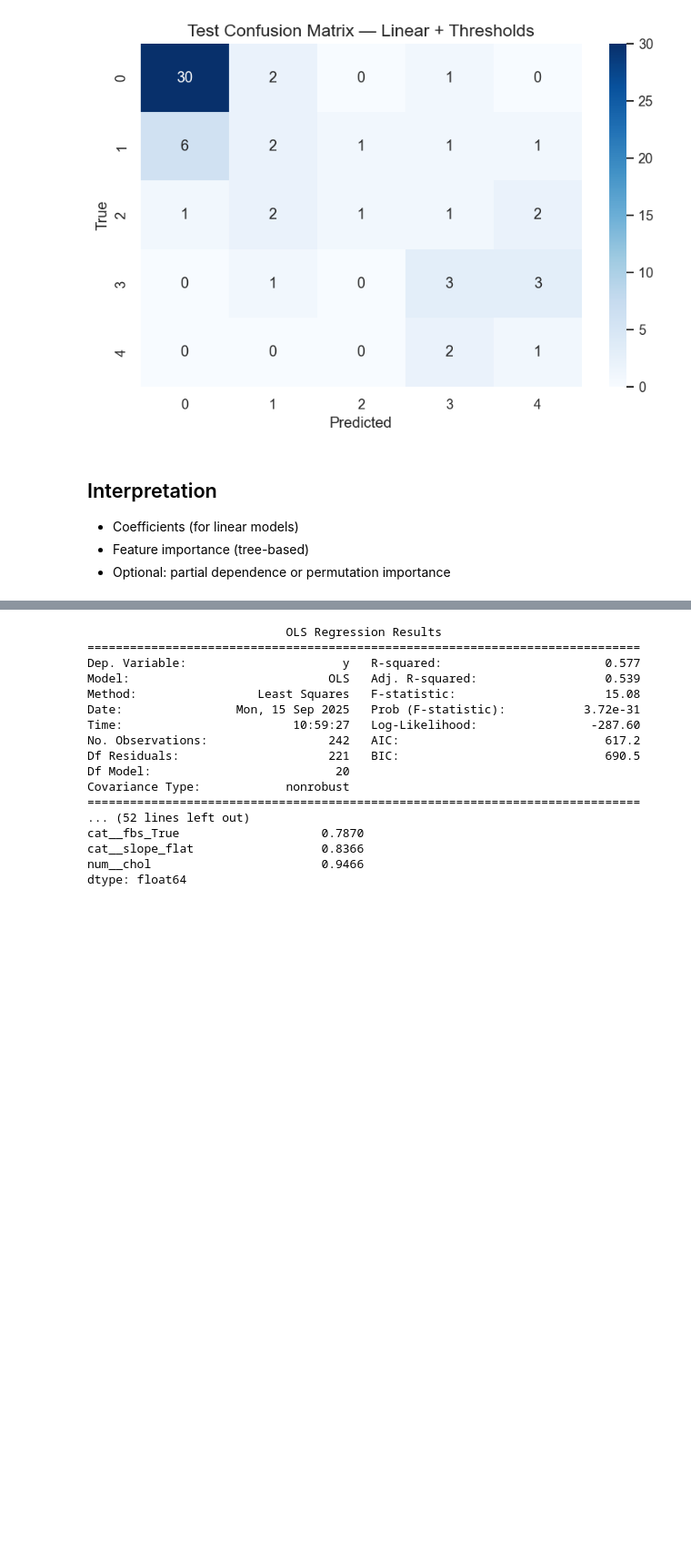
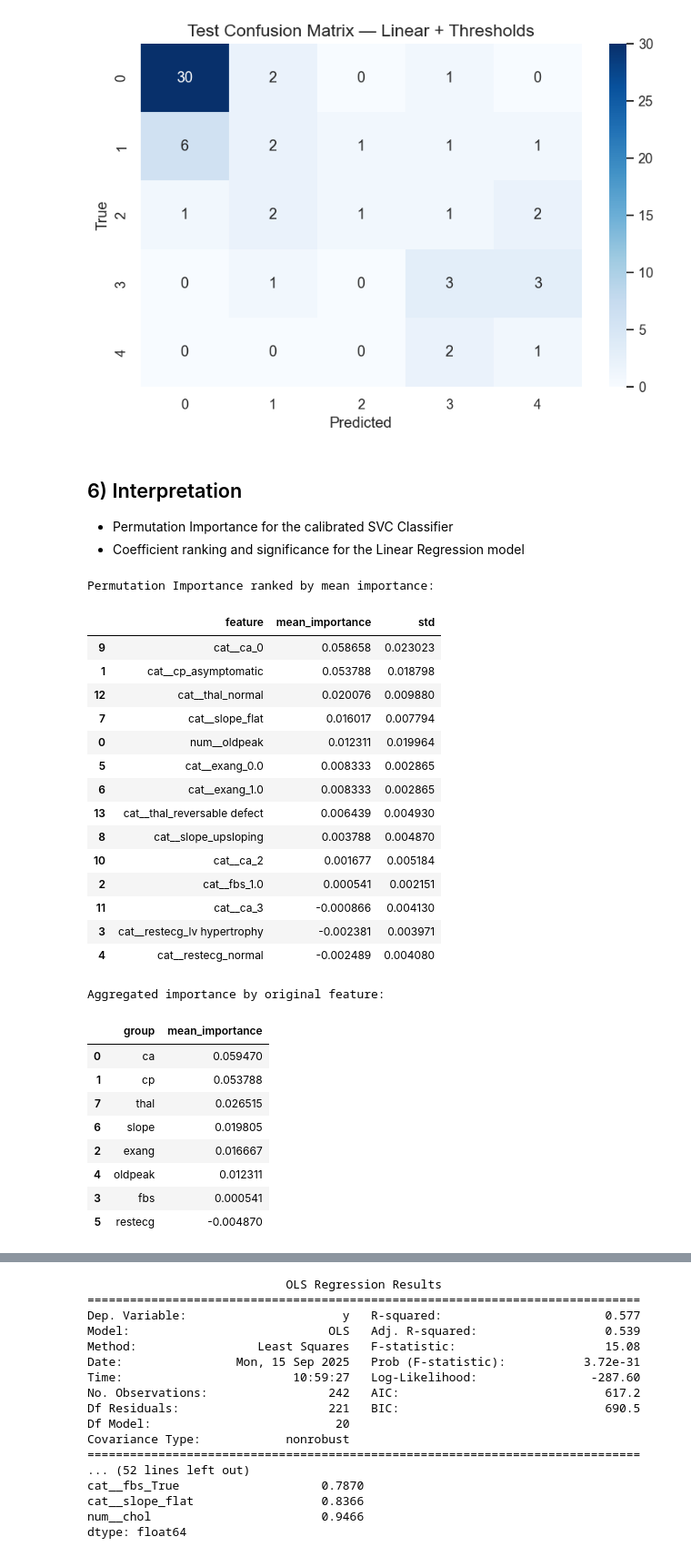
Before and after one commit to sean-coffey/ml-course-work, a Jupyter notebook: Heart_Disease_v2.ipynb, the cells around one changed output, grey strips where cells are left out. Shown at 91% size. Saved outputs shown, nothing was run; the diff lists cells and outputs as text; code cells hidden in the pictures; blank space fills up the shorter version.

Commit message:
submission after final project day 4

```diff
--- a/Heart_Disease_v2.ipynb
+++ b/Heart_Disease_v2.ipynb
@@ -1274,7 +1152,72 @@ Accuracy: 0.6066 Macro-F1: 0.3803
 weighted avg      0.598     0.607     0.585        61
 [figure]
 # %% [markdown]
-## Interpretation
-- Coefficients (for linear models)
-- Feature importance (tree-based)
-- Optional: partial dependence or permutation importance
+## 6) Interpretation
+- Permutation Importance for the calibrated SVC Classifier
+- Coefficient ranking and significance for the Linear Regression model
+# %%
+# Permutation importance on Calibrated SVC Classifier
+svc_classifier = cal_svc
+
+# Handled the fact that CalibratedClassifierCV doesn't have named steps
+# Keep the option to also process the non-calibrated model, which does have a pipeline with named steps
+if hasattr(svc_classifier, "named_steps"):
+    est_for_importance = svc_classifier
+else:
+    est_for_importance = svc_classifier.calibrated_classifiers_[0].estimator
+
+prep = est_for_importance.named_steps["prep"]
+selector = est_for_importance.named_steps['kbest']
+clf = est_for_importance.named_steps["clf_svc"]
+
+X_tr = prep.transform(X_test)
+X_sel = selector.transform(X_tr)
+names_tr = prep.get_feature_names_out() # names after preprocessing
+names_sel = names_tr[selector.get_support()] # names after selection
+
+result = permutation_importance(clf, X_sel, y_bin_test, n_repeats=20, random_state=SEED, scoring="roc_auc")
+feat_names = names_sel
+
+imp = pd.DataFrame({
+    "feature": feat_names,
+    "mean_importance": result.importances_mean,
+    "std": result.importances_std
+}).sort_values("mean_importance", ascending=False)
+print("Permutation Importance ranked by mean importance:")
+display(imp)
+
+# aggregate one-hot levels back to their source feature
+agg = (
+    imp.assign(group=imp["feature"].str.replace(r"^(num|cat)__", "", regex=True).str.split("_").str[0])
+       .groupby("group", as_index=False)["mean_importance"].sum()
+       .sort_values("mean_importance", ascending=False)
+)
+print("\nAggregated importance by original feature:")
+display(agg)
+# %% [output]
+Permutation Importance ranked by mean importance:
+|  | feature | mean_importance | std |
+| 9 | cat__ca_0 | 0.058658 | 0.023023 |
+| 1 | cat__cp_asymptomatic | 0.053788 | 0.018798 |
+| 12 | cat__thal_normal | 0.020076 | 0.009880 |
+| 7 | cat__slope_flat | 0.016017 | 0.007794 |
+| 0 | num__oldpeak | 0.012311 | 0.019964 |
+| 5 | cat__exang_0.0 | 0.008333 | 0.002865 |
+| 6 | cat__exang_1.0 | 0.008333 | 0.002865 |
+| 13 | cat__thal_reversable defect | 0.006439 | 0.004930 |
+| 8 | cat__slope_upsloping | 0.003788 | 0.004870 |
+| 10 | cat__ca_2 | 0.001677 | 0.005184 |
+| 2 | cat__fbs_1.0 | 0.000541 | 0.002151 |
+| 11 | cat__ca_3 | -0.000866 | 0.004130 |
+| 3 | cat__restecg_lv hypertrophy | -0.002381 | 0.003971 |
+| 4 | cat__restecg_normal | -0.002489 | 0.004080 |
+Aggregated importance by original feature:
+|  | group | mean_importance |
+| 0 | ca | 0.059470 |
+| 1 | cp | 0.053788 |
+| 7 | thal | 0.026515 |
+| 6 | slope | 0.019805 |
+| 2 | exang | 0.016667 |
+| 4 | oldpeak | 0.012311 |
+| 3 | fbs | 0.000541 |
+| 5 | restecg | -0.004870 |
```
Also changed, not shown: parts of 15 cells of this notebook.
